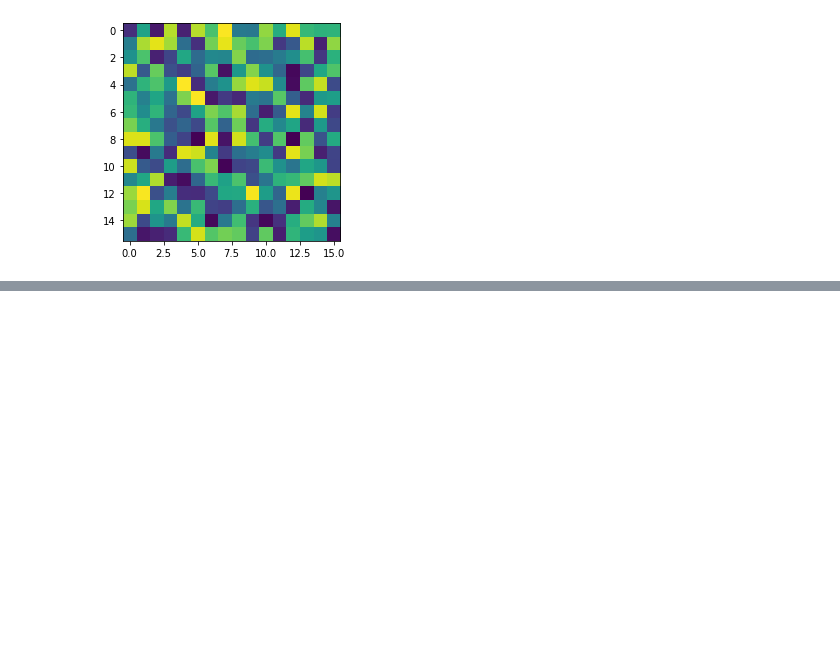
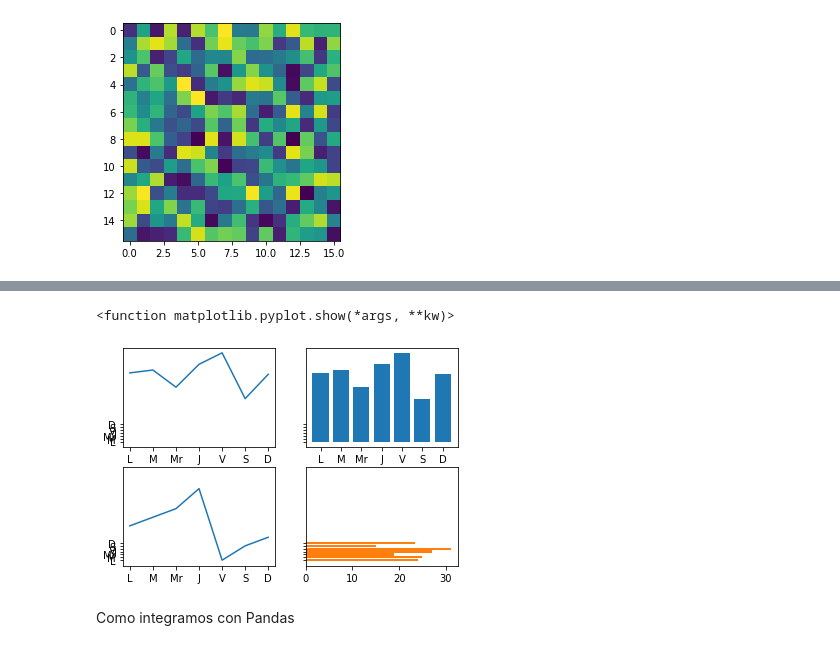
Before and after one commit to xkrizthx/Python, a Jupyter notebook: Diplomado_Matpolib.ipynb, the cells around one changed output, grey strips where cells are left out. Cells and saved outputs as stored; diff of their text form; code cells hidden in the pictures; blank space fills up the shorter version.

```diff
--- a/Diplomado_Matpolib.ipynb
+++ b/Diplomado_Matpolib.ipynb
@@ -79,0 +100,17 @@ temperaturas={'Bucaramanga':[24, 25, 19, 27,31,15,23.5],'Bogota':[12,15,18,25]}
+# %%
+import matplotlib.pyplot as plt
+import numpy as np
+figura, ax=plt.subplots(2,2, sharey=True);
+dias=['L','M','Mr','J','V','S','D']
+temperaturas={'Bucaramanga':[24, 25, 19, 27,31,15,23.5],'Bogota':[12,15,18,25,0,5,8]}
+ax[0,0].plot(dias, temperaturas['Bucaramanga'])
+ax[1,0].plot(dias, temperaturas['Bogota'])
+ax[0,1].bar(dias, temperaturas['Bucaramanga'])
+ax[1,1].barh(dias, temperaturas['Bucaramanga'],color='tab:orange')
+
+plt.show
+# %% [output]
+<function matplotlib.pyplot.show(*args, **kw)>
+[figure, added]
+# %% [markdown]
+Como integramos con Pandas
```
Also changed, not shown: parts of 4 cells of this notebook.
